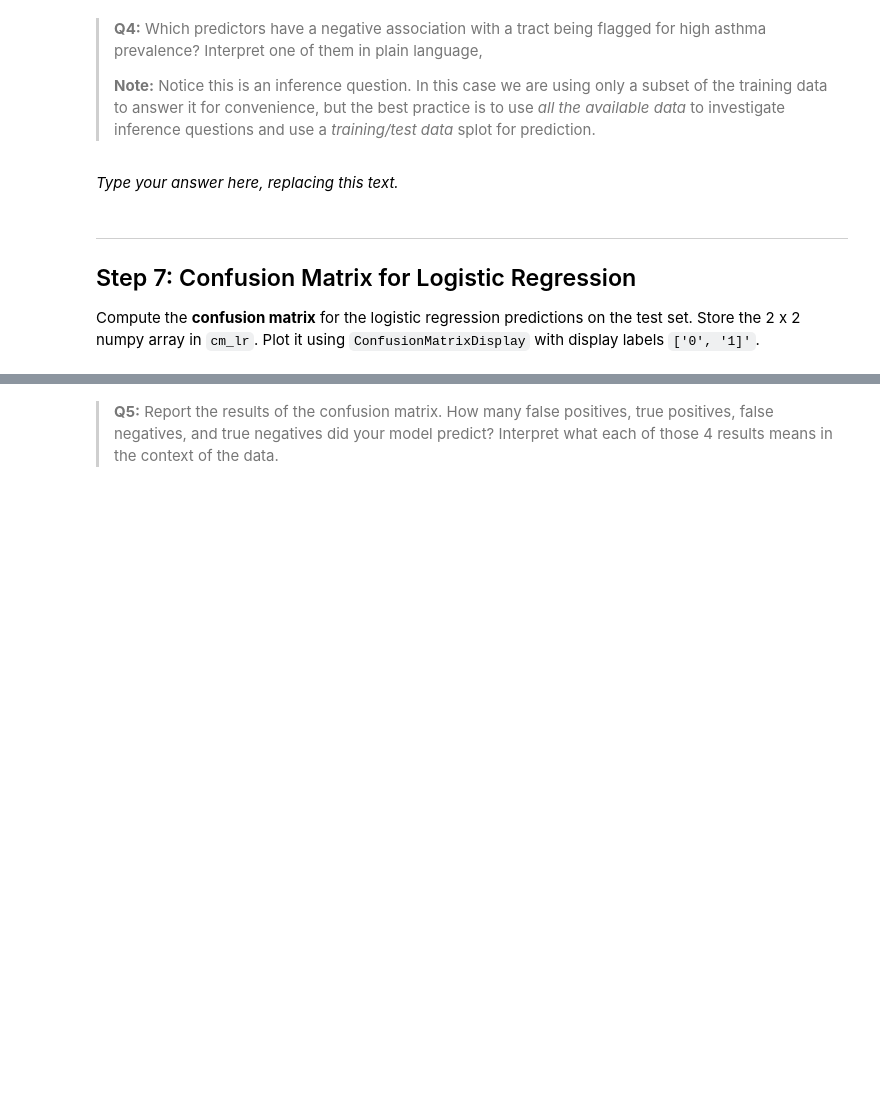
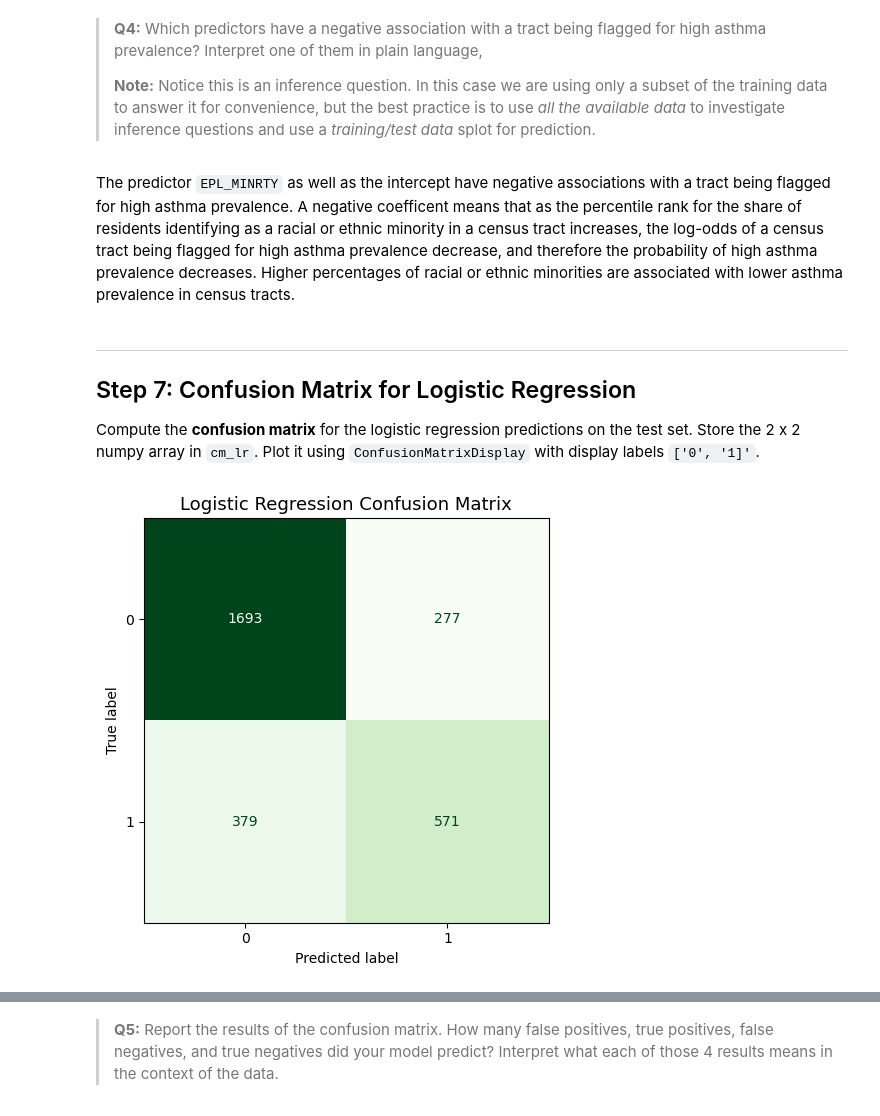
Before and after one commit to avarobillard/assignment-2, a Jupyter notebook: hw2-task2.ipynb, the cells around one changed output, grey strips where cells are left out. Cells and saved outputs as stored; diff of their text form; code cells hidden in the pictures; blank space fills up the shorter version.

```diff
--- a/hw2-task2.ipynb
+++ b/hw2-task2.ipynb
@@ -219,10 +217,10 @@ cv_mean_scores = []
 # For loop to calculate mean CV score for each K
 for k in k_values:
     # Initialize KNN
-    knn3 = KNeighborsClassifier(n_neighbors=k)
+    knn = KNeighborsClassifier(n_neighbors=k)
 
     # Compute mean and SD of overall accuracy on training set
-    scores = cross_val_score(knn3, X_train, y_train, cv = 5, scoring = "accuracy")
+    scores = cross_val_score(knn, X_train, y_train, cv = 5, scoring = "accuracy")
 
     cv_mean_scores.append(scores.mean())
 
@@ -268,7 +266,16 @@ Variation in test sets- need to mix it up...
 ## Step 5: KNN with Optimal K
  Re- run your  K-Nearest Neighbors Classifier with number of neighbors equal to  `optimal_k`. Store your accuracy in `knn_optimal_accuracy`.
 # %%
+# Run KNN with the optimal k from CV
+knn_optimal = KNeighborsClassifier(n_neighbors=optimal_k)
 
-knn_optimal_accuracy = ...
+# Fit on training data
+knn_optimal.fit(X_train, y_train)
+
+# Predict on test data
+y_pred_knn_optimal   = knn_optimal.predict(X_test)
+
+# Evaluate
+knn_optimal_accuracy = accuracy_score(y_test, y_pred_knn_optimal)
 
 print(f'KNN (K={optimal_k}) test accuracy: {knn_optimal_accuracy:.4f}')
@@ -297,8 +308,15 @@ We will now create a Logistic Regression with the same predictors and outcome va
 2. Fit `lr` on the full training set, predict on the test set, and store predictions in `y_pred_lr` and test-set accuracy in `lr_accuracy`. This will be using the default threshold of $\alpha=0.5$.
 3. Extract the coefficients from your linear regression with `.coef_[]` and `.intercept_[]`. Create a table with a feature and coefficient column to present your results.
 # %%
-lr = ...
+# Create Logistic Regression CV
+lr = LogisticRegressionCV(random_state=42, cv=5)
 
-y_pred_lr   = ...
-lr_accuracy = ...
+# Fit logistic model on full training set
+lr.fit(X_train, y_train)
+
+# Predict on test set
+y_pred_lr   = lr.predict(X_test)
+
+# Compute test-set accuracy
+lr_accuracy = accuracy_score(y_test, y_pred_lr)
 lr_accuracy
@@ -312,7 +351,7 @@ grader.check("q9")
 >
 > **Note:** Notice this is an inference question. In this case we are using only a subset of the training data to answer it for convenience, but the best practice is to use *all the available data* to investigate inference questions and use a *training/test data* splot for prediction.
 # %% [markdown]
-_Type your answer here, replacing this text._
+The predictor `EPL_MINRTY` as well as the intercept have negative associations with a tract being flagged for high asthma prevalence. A negative coefficent means that as the percentile rank for the share of residents identifying as a racial or ethnic minority in a census tract increases, the log-odds of a census tract being flagged for high asthma prevalence decrease, and therefore the probability of high asthma prevalence decreases. Higher percentages of racial or ethnic minorities are associated with lower asthma prevalence in census tracts.
 # %% [markdown]
 <!-- END QUESTION -->
 
@@ -321,6 +360,20 @@ _Type your answer here, replacing this text._
 
 Compute the **confusion matrix** for the logistic regression predictions on the test set. Store the 2 x 2 numpy array in `cm_lr`. Plot it using `ConfusionMatrixDisplay` with display labels `['0', '1]'`.
 # %%
-cm_lr = ...
+# Compute confusion matrix for logistic regression
+cm_lr = confusion_matrix(y_test, y_pred_lr)
+
+disp = ConfusionMatrixDisplay(confusion_matrix=cm_lr,
+                              display_labels=['0', '1'])
+
+# Plot CM
+fig, ax = plt.subplots(figsize=(6, 5))
+disp.plot(ax=ax, colorbar = False, cmap = "Greens")
+ax.set_ylim(len(['0', '1']) - 0.5, -0.5)
+ax.set_title('Logistic Regression Confusion Matrix', fontsize=13)
+plt.tight_layout()
+plt.show()
+# %% [output]
+[figure, added]
 # %%
 grader.check("q11")
```
Also changed, not shown: parts of 21 cells of this notebook, 1 other file.
